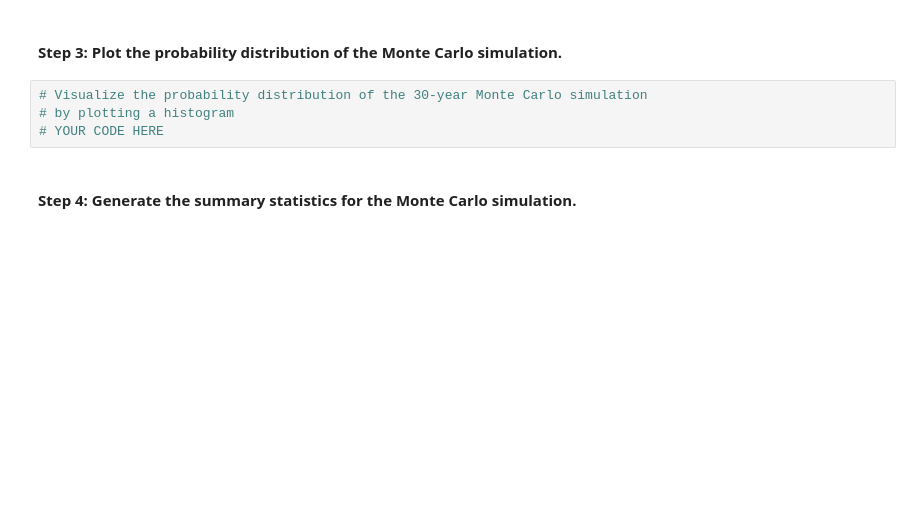
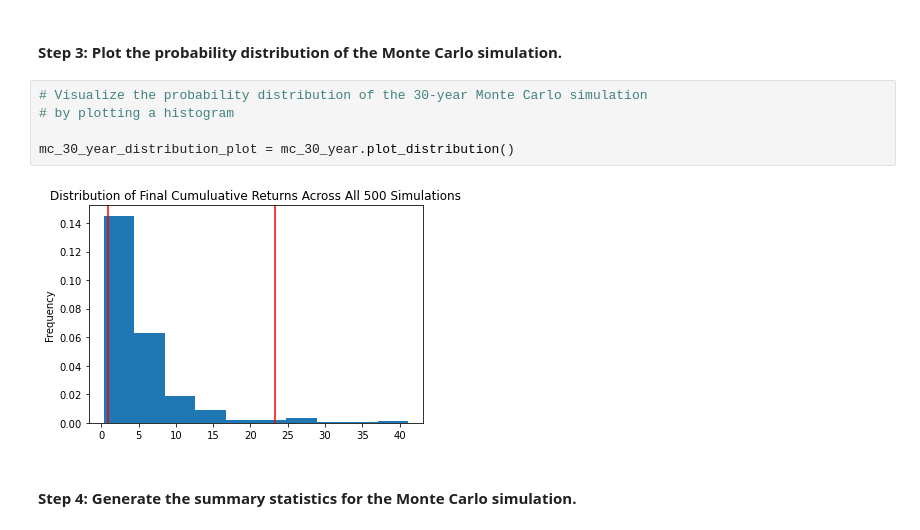
Before and after one commit to JakeWheelerGitHub/Week_5_Challenge, a Jupyter notebook: financial_planning_tools.ipynb, the cells around one changed output. Drawn from its saved outputs; the diff is of its cells as text; blank space fills up the shorter version.

```diff
--- a/financial_planning_tools.ipynb
+++ b/financial_planning_tools.ipynb
@@ -477,7 +570,10 @@ In this section, you’ll use the MCForecastTools library to create a Monte Carl
 # %%
 # Visualize the probability distribution of the 30-year Monte Carlo simulation
 # by plotting a histogram
-# YOUR CODE HERE
+
+mc_30_year_distribution_plot = mc_30_year.plot_distribution()
+# %% [output]
+[figure, added]
 # %% [markdown]
 #### Step 4: Generate the summary statistics for the Monte Carlo simulation.
 # %%
```
Also changed, not shown: parts of 17 cells of this notebook.
